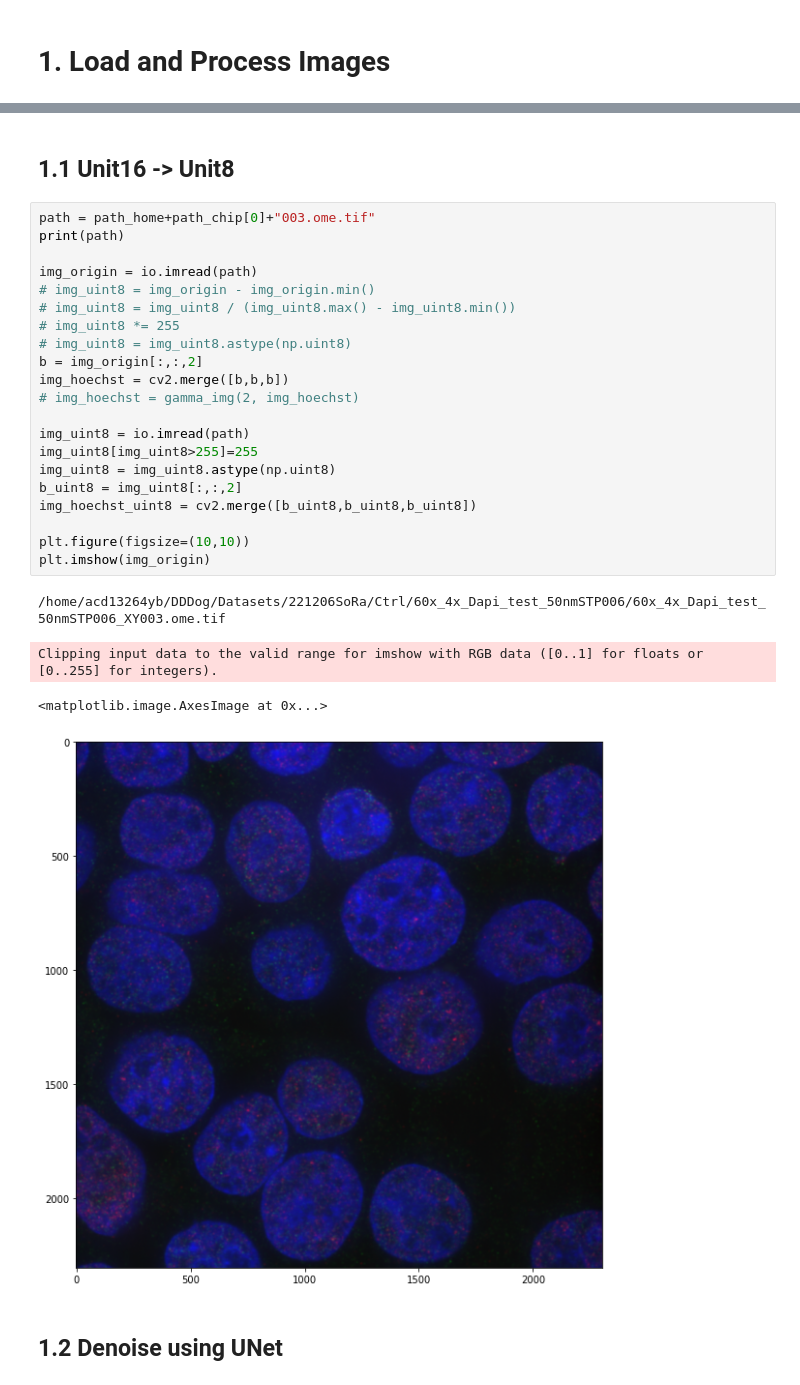
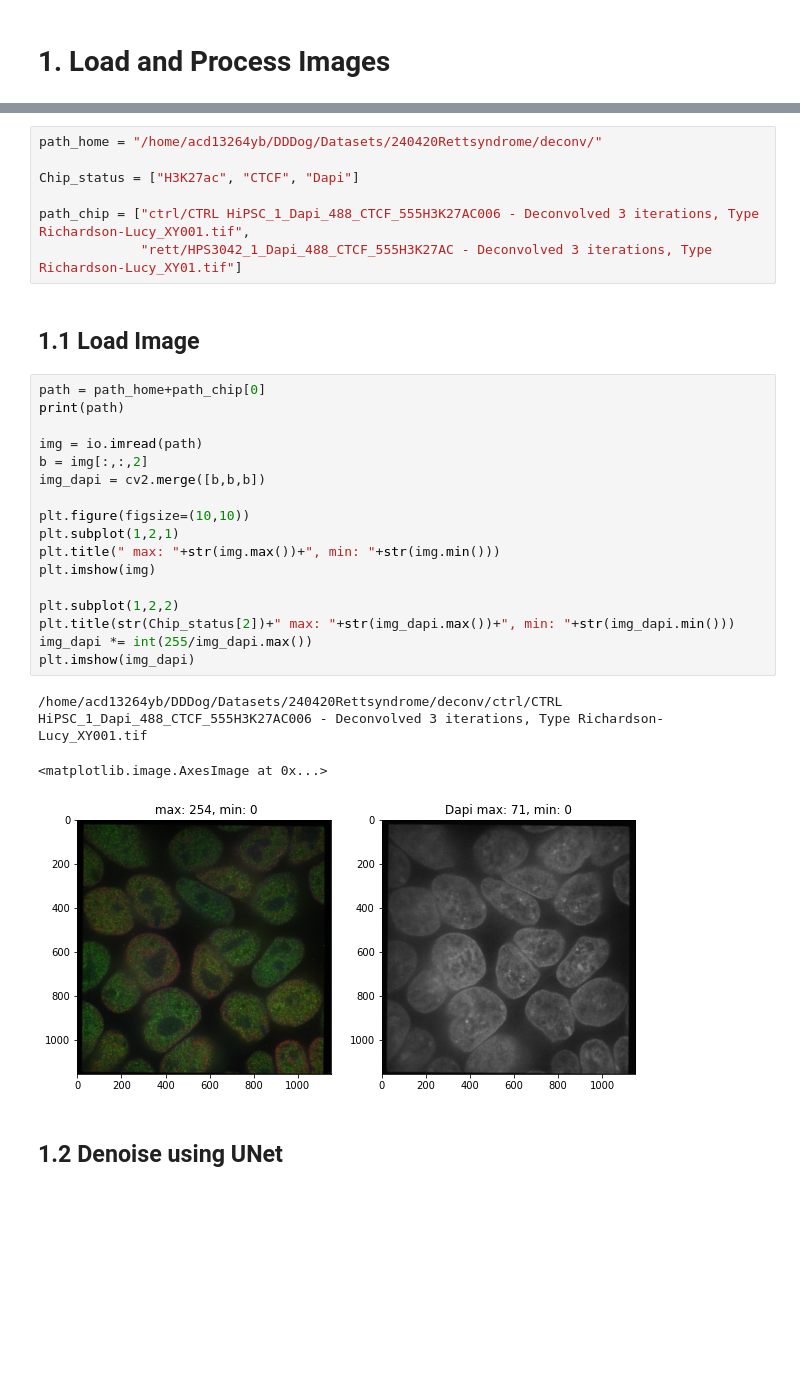
Before and after one commit to dddogwang/Rettsyndrome, a Jupyter notebook: Segmentation/tf_maskrcnn_cell.ipynb, the cells around one changed output, grey strips where cells are left out. Drawn from its saved outputs; the diff is of its cells as text; blank space fills up the shorter version.

```diff
--- a/Segmentation/tf_maskrcnn_cell.ipynb
+++ b/Segmentation/tf_maskrcnn_cell.ipynb
@@ -100,31 +63,33 @@ Chip_status = ["H3K27ac", "CTCF", "Hoechst"]
+# %%
+path_home = "/home/acd13264yb/DDDog/Datasets/240420Rettsyndrome/deconv/"
+
+Chip_status = ["H3K27ac", "CTCF", "Dapi"]
+
+path_chip = ["ctrl/CTRL HiPSC_1_Dapi_488_CTCF_555H3K27AC006 - Deconvolved 3 iterations, Type Richardson-Lucy_XY001.tif",
+             "rett/HPS3042_1_Dapi_488_CTCF_555H3K27AC - Deconvolved 3 iterations, Type Richardson-Lucy_XY01.tif"]
 # %% [markdown]
-## 1.1 Unit16 -> Unit8
+## 1.1 Load Image
-# %%
-path = path_home+path_chip[0]+"003.ome.tif"
-print(path)
-
-img_origin = io.imread(path)
-# img_uint8 = img_origin - img_origin.min()
-# img_uint8 = img_uint8 / (img_uint8.max() - img_uint8.min())
-# img_uint8 *= 255
-# img_uint8 = img_uint8.astype(np.uint8)
-b = img_origin[:,:,2]
-img_hoechst = cv2.merge([b,b,b])
-# img_hoechst = gamma_img(2, img_hoechst)
-
-img_uint8 = io.imread(path)
-img_uint8[img_uint8>255]=255
-img_uint8 = img_uint8.astype(np.uint8)
-b_uint8 = img_uint8[:,:,2]
-img_hoechst_uint8 = cv2.merge([b_uint8,b_uint8,b_uint8])
-
-plt.figure(figsize=(10,10))
-plt.imshow(img_origin)
-# %% [output]
-/home/acd13264yb/DDDog/Datasets/221206SoRa/Ctrl/60x_4x_Dapi_test_50nmSTP006/60x_4x_Dapi_test_50nmSTP006_XY003.ome.tif
-Clipping input data to the valid range for imshow with RGB data ([0..1] for floats or [0..255] for integers).
-<matplotlib.image.AxesImage at 0x...>
-[figure, removed]
+# %%
+path = path_home+path_chip[0]
+print(path)
+
+img = io.imread(path)
+b = img[:,:,2]
+img_dapi = cv2.merge([b,b,b])
+
+plt.figure(figsize=(10,10))
+plt.subplot(1,2,1)
+plt.title(" max: "+str(img.max())+", min: "+str(img.min()))
+plt.imshow(img)
+
+plt.subplot(1,2,2)
+plt.title(str(Chip_status[2])+" max: "+str(img_dapi.max())+", min: "+str(img_dapi.min()))
+img_dapi *= int(255/img_dapi.max())
+plt.imshow(img_dapi)
+# %% [output]
+/home/acd13264yb/DDDog/Datasets/240420Rettsyndrome/deconv/ctrl/CTRL HiPSC_1_Dapi_488_CTCF_555H3K27AC006 - Deconvolved 3 iterations, Type Richardson-Lucy_XY001.tif
+<matplotlib.image.AxesImage at 0x...>
+[figure, added]
 # %% [markdown]
 ## 1.2 Denoise using UNet
 # %%
```
Also changed, not shown: parts of 18 cells of this notebook, 18 other files.
